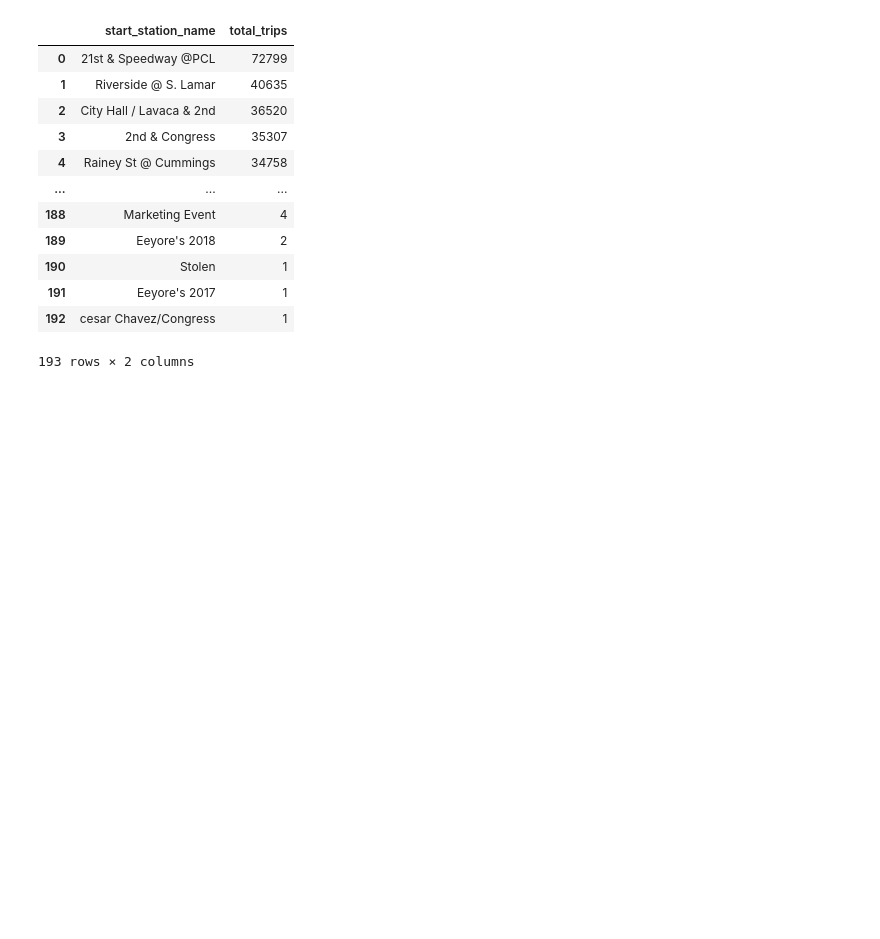
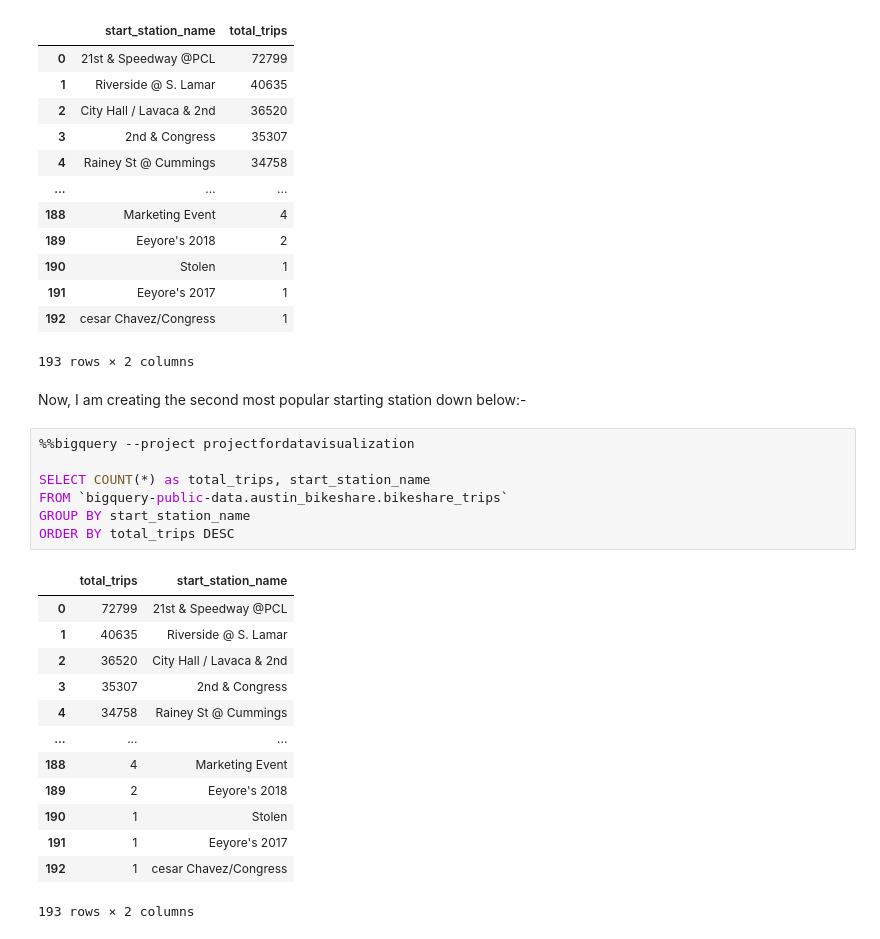
Before and after one commit to Saneesh122/Data-Processing-and-Visualization-, a Jupyter notebook: 03_SQL.ipynb, the cells around one changed output. Saved outputs shown, nothing was run; the diff lists cells and outputs as text; blank space fills up the shorter version.

```diff
--- a/03_SQL.ipynb
+++ b/03_SQL.ipynb
@@ -96,3 +96,26 @@ ORDER BY total_trips DESC
 | 191 | Eeyore's 2017 | 1 |
 | 192 | cesar Chavez/Congress | 1 |
 193 rows × 2 columns
+# %% [markdown]
+Now, I am creating the second most popular starting station down below:-
+# %%
+%%bigquery --project projectfordatavisualization
+
+SELECT COUNT(*) as total_trips, start_station_name
+FROM `bigquery-public-data.austin_bikeshare.bikeshare_trips`
+GROUP BY start_station_name
+ORDER BY total_trips DESC
+# %% [output]
+|  | total_trips | start_station_name |
+| 0 | 72799 | 21st & Speedway @PCL |
+| 1 | 40635 | Riverside @ S. Lamar |
+| 2 | 36520 | City Hall / Lavaca & 2nd |
+| 3 | 35307 | 2nd & Congress |
+| 4 | 34758 | Rainey St @ Cummings |
+| ... | ... | ... |
+| 188 | 4 | Marketing Event |
+| 189 | 2 | Eeyore's 2018 |
+| 190 | 1 | Stolen |
+| 191 | 1 | Eeyore's 2017 |
+| 192 | 1 | cesar Chavez/Congress |
+193 rows × 2 columns
```
Also changed, not shown: parts of 5 cells of this notebook.
